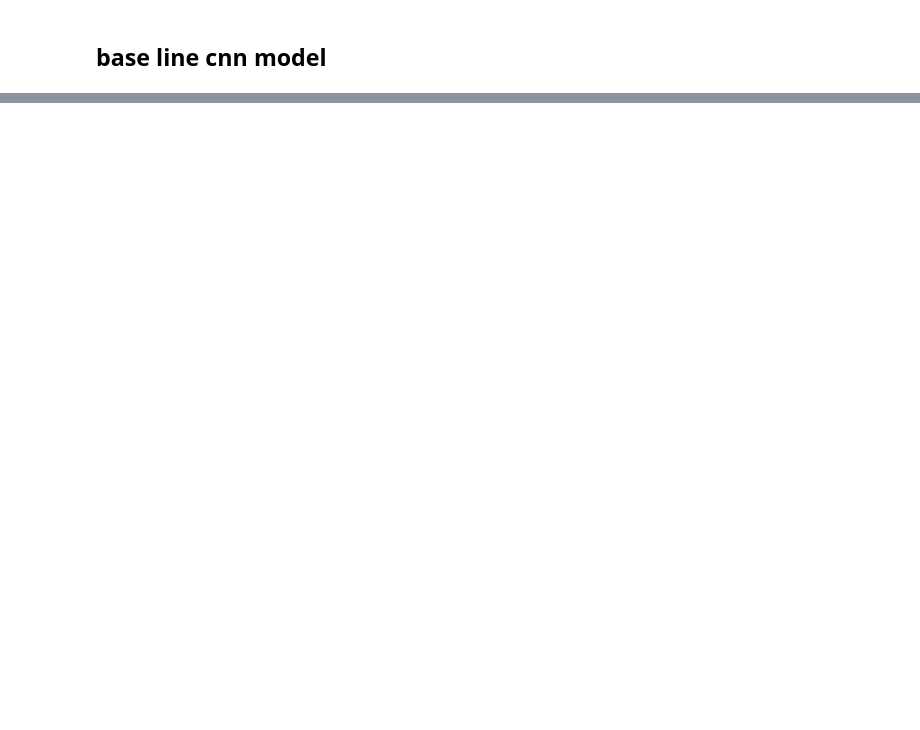
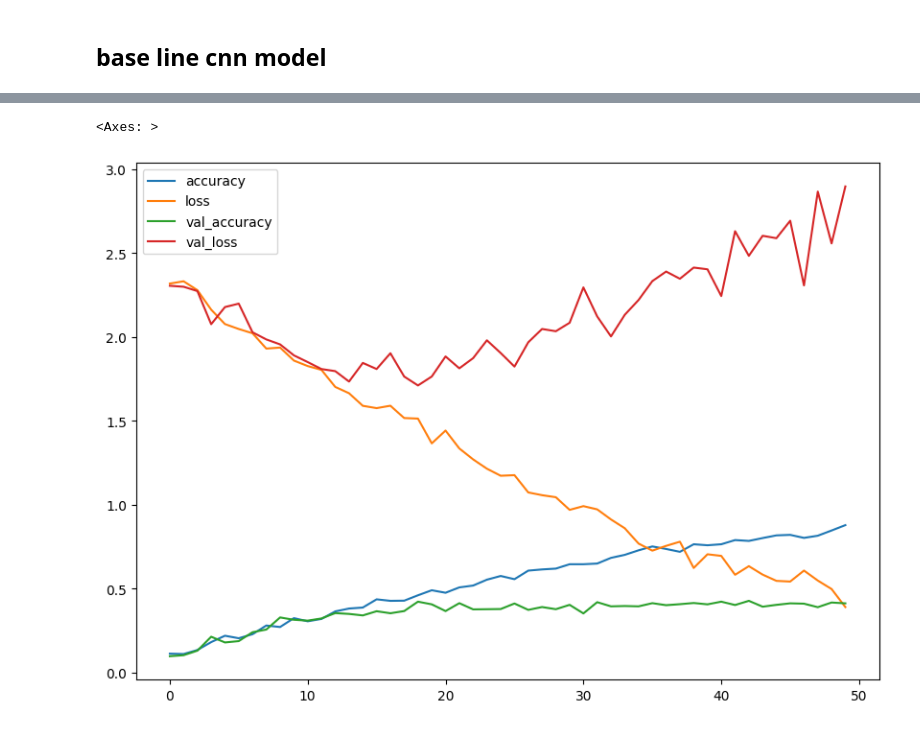
Before and after one commit to Future-Analyst/Tensorflow-Exercises-, a Jupyter notebook: 03_CNN_exercise_usign_cifar10.ipynb, the cells around one changed output, grey strips where cells are left out. Saved outputs shown, nothing was run; the diff lists cells and outputs as text; code cells hidden in the pictures; blank space fills up the shorter version.

```diff
--- a/03_CNN_exercise_usign_cifar10.ipynb
+++ b/03_CNN_exercise_usign_cifar10.ipynb
@@ -226,0 +262,41 @@ model = models.Sequential([
+# %%
+# buildin the fourth model using augmentation
+
+# Build the sequential Api
+model_4 = Sequential([
+    data_augmentation, # augmentation happens here
+
+    # Convolutional Base for feature extraction
+    Conv2D(64, 3, activation='gelu', input_shape=(32,32,3)),
+    MaxPool2D(2),
+    Conv2D(78, 3, activation='gelu'), # Increased filters for more complex features
+    MaxPool2D(2),
+    Conv2D(200, 3, activation='gelu'), # Added another convolutional layer
+
+    # Flatten the output of the convolutional layers to feed into Dense layers
+    Flatten(),
+
+    # Dense layers for classification
+    Dense(170, activation='gelu'),
+    Dense(170, activation='gelu'),
+    Dense(170, activation='gelu'),
+    Dense(170, activation='gelu'),
+    Dense(10, activation='softmax') # Output layer for 10 classes, using softmax for multi-class classification
+    ])
+
+# Compile the model
+model_4.compile(
+    optimizer = Adam(learning_rate=0.003),
+    loss = CategoricalCrossentropy(), # Changed to CategoricalCrossentropy for one-hot encoded labels
+    metrics = ["accuracy"]
+)
+
+# fit the model
+history_4 = model_4.fit(
+    x_train_model,
+    y_train_model,
+    epochs=50,
+    validation_data=(x_test_model, y_test_model),
+    steps_per_epoch=len(x_train_model) // 62,
+    verbose = 1
+)
@@ -226,0 +334,7 @@ model = models.Sequential([
+# %%
+# Plot the training curves
+import pandas as pd
+pd.DataFrame(history_4.history).plot(figsize=(10,7))
+# %% [output]
+<Axes: >
+[figure, added]
```
Also changed, not shown: parts of 19 cells of this notebook.
